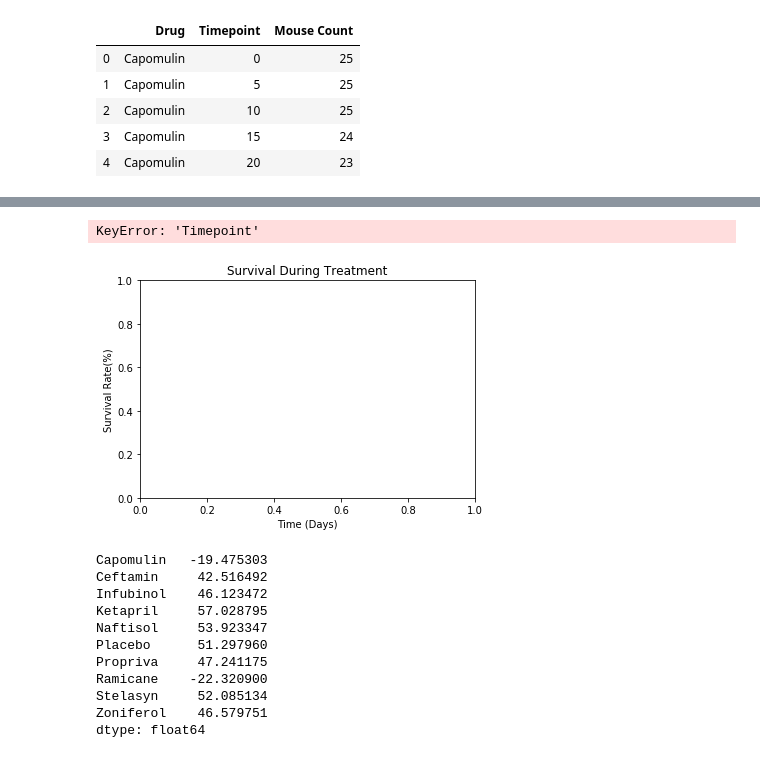
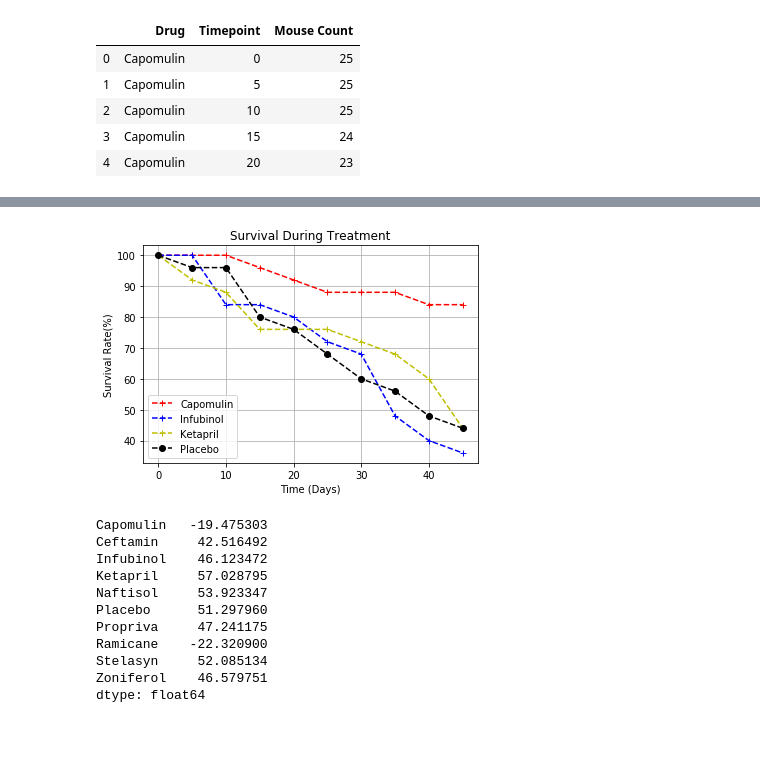
Before and after one commit to ssundar80/matplotlib-challenge, a Jupyter notebook: pymaceuticals.ipynb, the cells around one changed output, grey strips where cells are left out. Saved outputs shown, nothing was run; the diff lists cells and outputs as text; code cells hidden in the pictures.

```diff
--- a/pymaceuticals.ipynb
+++ b/pymaceuticals.ipynb
@@ -239,25 +239,24 @@ pct_survival_df
 # %%
 # Generate the Plot (Accounting for percentages)
 fig3, ax3 = plt.subplots()
 ax3.set(xlabel="Time (Days)", ylabel= "Survival Rate(%)", title="Survival During Treatment")
-ax3.errorbar(pct_survival_df['Timepoint'], pct_survival_df['Capomulin_Survival_Percent'], yerr = None, linestyle="--", fmt='+', color='r', label="Capomulin")
-ax3.errorbar(pct_survival_df['Timepoint'], pct_survival_df['Infubinol_Survival_Percent'], yerr = None, linestyle="--", fmt='+', color='b', label="Infubinol")
-ax3.errorbar(pct_survival_df['Timepoint'], pct_survival_df['Ketapril_Survival_Percent'], yerr = None, linestyle="--", fmt='+', color='y', label="Ketapril")
-ax3.errorbar(pct_survival_df['Timepoint'], pct_survival_df['Placebo_Survival_Percent'], yerr = None, linestyle="--", fmt='o', color='black', label="Placebo")
+ax3.errorbar(pct_survival_df.index, pct_survival_df['Capomulin_Survival_Percent'], yerr = None, linestyle="--", fmt='+', color='r', label="Capomulin")
+ax3.errorbar(pct_survival_df.index, pct_survival_df['Infubinol_Survival_Percent'], yerr = None, linestyle="--", fmt='+', color='b', label="Infubinol")
+ax3.errorbar(pct_survival_df.index, pct_survival_df['Ketapril_Survival_Percent'], yerr = None, linestyle="--", fmt='+', color='y', label="Ketapril")
+ax3.errorbar(pct_survival_df.index, pct_survival_df['Placebo_Survival_Percent'], yerr = None, linestyle="--", fmt='o', color='black', label="Placebo")
 ax3.grid()
 ax3.legend(loc="best")
 
 # Save the Figure
 path=os.path.join(os.path.expanduser("~"), "Desktop", "Survival During Treatment.png")
 path
 fig.savefig(path)
 
 
 # Show the Figure
 #plt.show()
 # %% [output]
-KeyError: 'Timepoint'
-[figure, old version]
+[figure, new version]
 # %%
 #Summary Bar Graph
 # Calculate the percent changes for each drug
```
Also changed, not shown: parts of 1 cell of this notebook.
